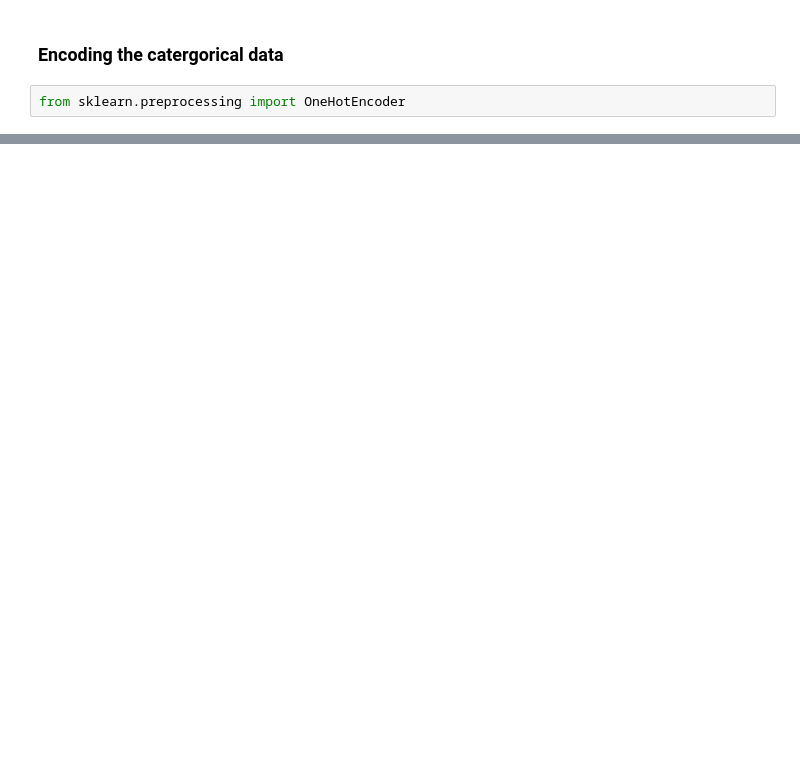
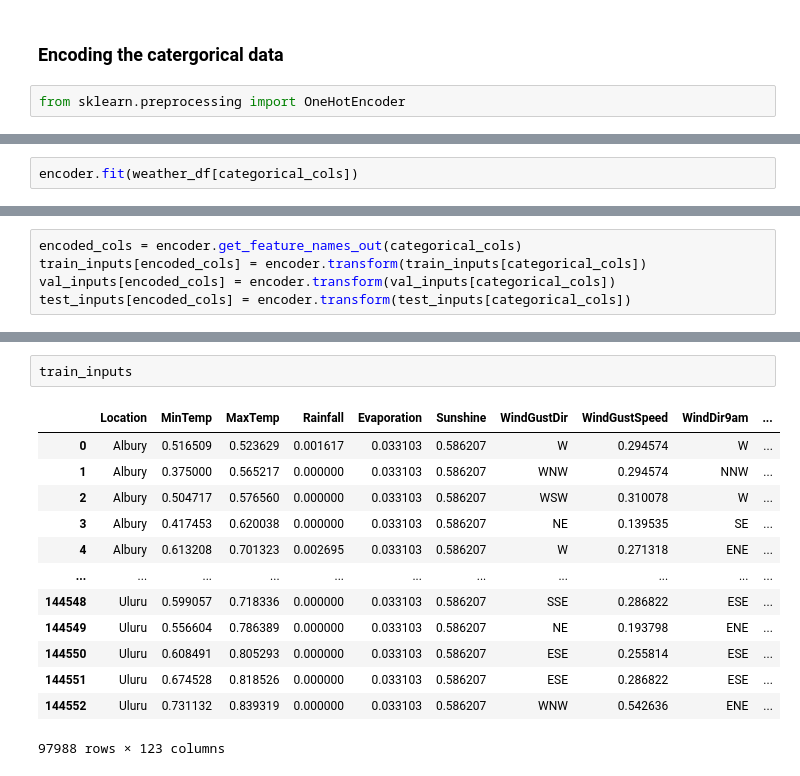
Before and after one commit to Bharat2310/ML_practice-, a Jupyter notebook: project_02/weatherInfo.ipynb, the cells around one changed output, grey strips where cells are left out. Drawn from its saved outputs; the diff is of its cells as text; blank space fills up the shorter version.

```diff
--- a/project_02/weatherInfo.ipynb
+++ b/project_02/weatherInfo.ipynb
@@ -400,0 +401,2 @@ TypeError: OneHotEncoder.__init__() got an unexpected keyword argument 'sparse'
+# %%
+encoder.fit(weather_df[categorical_cols])
@@ -400,0 +426,5 @@ TypeError: OneHotEncoder.__init__() got an unexpected keyword argument 'sparse'
+# %%
+encoded_cols = encoder.get_feature_names_out(categorical_cols)
+train_inputs[encoded_cols] = encoder.transform(train_inputs[categorical_cols])
+val_inputs[encoded_cols] = encoder.transform(val_inputs[categorical_cols])
+test_inputs[encoded_cols] = encoder.transform(test_inputs[categorical_cols])
@@ -400,0 +449,16 @@ TypeError: OneHotEncoder.__init__() got an unexpected keyword argument 'sparse'
+# %%
+train_inputs
+# %% [output]
+|  | Location | MinTemp | MaxTemp | Rainfall | Evaporation | Sunshine | WindGustDir | WindGustSpeed | WindDir9am | ... |
+| 0 | Albury | 0.516509 | 0.523629 | 0.001617 | 0.033103 | 0.586207 | W | 0.294574 | W | ... |
+| 1 | Albury | 0.375000 | 0.565217 | 0.000000 | 0.033103 | 0.586207 | WNW | 0.294574 | NNW | ... |
+| 2 | Albury | 0.504717 | 0.576560 | 0.000000 | 0.033103 | 0.586207 | WSW | 0.310078 | W | ... |
+| 3 | Albury | 0.417453 | 0.620038 | 0.000000 | 0.033103 | 0.586207 | NE | 0.139535 | SE | ... |
+| 4 | Albury | 0.613208 | 0.701323 | 0.002695 | 0.033103 | 0.586207 | W | 0.271318 | ENE | ... |
+| ... | ... | ... | ... | ... | ... | ... | ... | ... | ... | ... |
+| 144548 | Uluru | 0.599057 | 0.718336 | 0.000000 | 0.033103 | 0.586207 | SSE | 0.286822 | ESE | ... |
+| 144549 | Uluru | 0.556604 | 0.786389 | 0.000000 | 0.033103 | 0.586207 | NE | 0.193798 | ENE | ... |
+| 144550 | Uluru | 0.608491 | 0.805293 | 0.000000 | 0.033103 | 0.586207 | ESE | 0.255814 | ESE | ... |
+| 144551 | Uluru | 0.674528 | 0.818526 | 0.000000 | 0.033103 | 0.586207 | ESE | 0.286822 | ESE | ... |
+| 144552 | Uluru | 0.731132 | 0.839319 | 0.000000 | 0.033103 | 0.586207 | WNW | 0.542636 | ENE | ... |
+97988 rows × 123 columns
```
Also changed, not shown: parts of 28 cells of this notebook, 2 other files.
